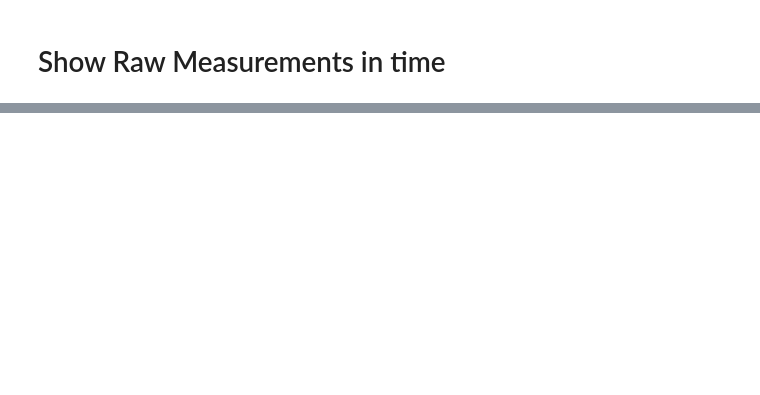
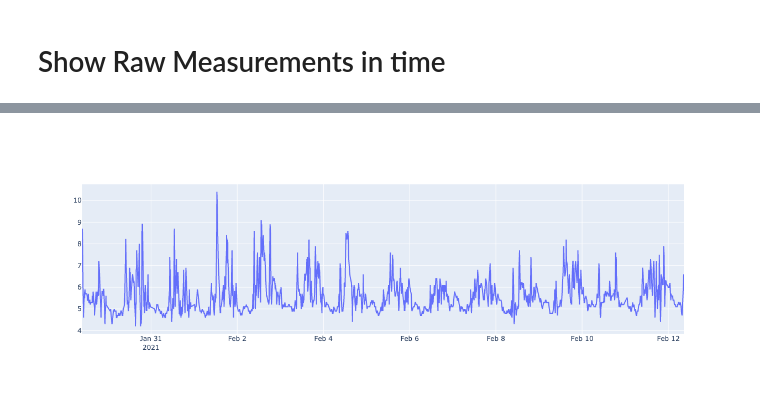
Before and after one commit to artamarkin/sugar-level, a Jupyter notebook: [1]-EDA.ipynb, the cells around one changed output, grey strips where cells are left out. Drawn from its saved outputs; the diff is of its cells as text; code cells hidden in the pictures; blank space fills up the shorter version.

Commit message:
started to work on data class

```diff
--- a/[1]-EDA.ipynb
+++ b/[1]-EDA.ipynb
@@ -94,0 +77,7 @@ data
+# %%
+data_glucose = data[["datetime", "glucose_level"]].dropna()
+
+fig = go.Figure()
+
+fig.add_trace(go.Scatter(x=data_glucose["datetime"], y=data_glucose["glucose_level"]))
+# %% [output]
@@ -94,0 +85 @@ data
+[figure, added]
```
Also changed, not shown: parts of 7 cells of this notebook, 1 other file.
